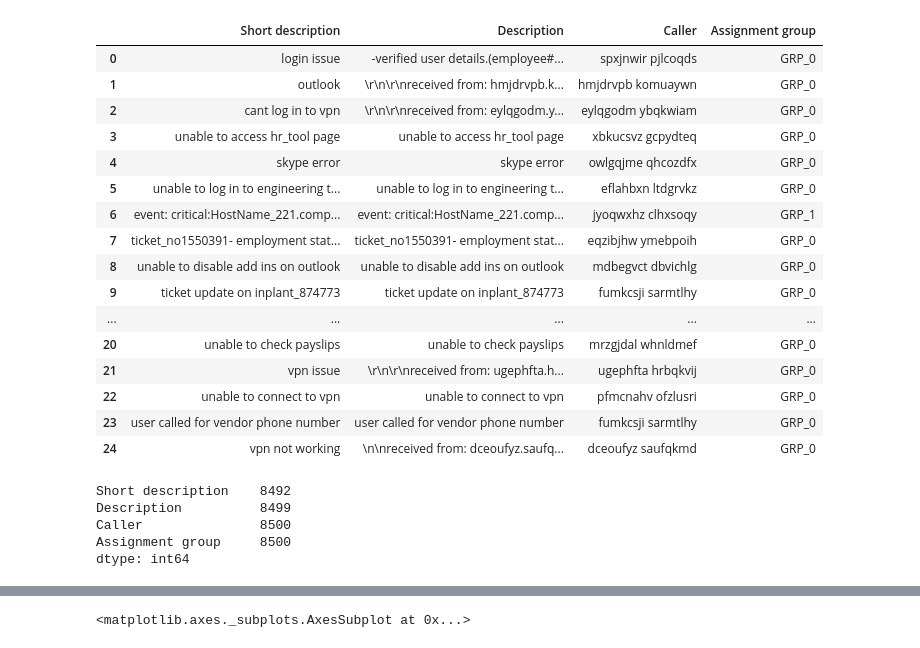
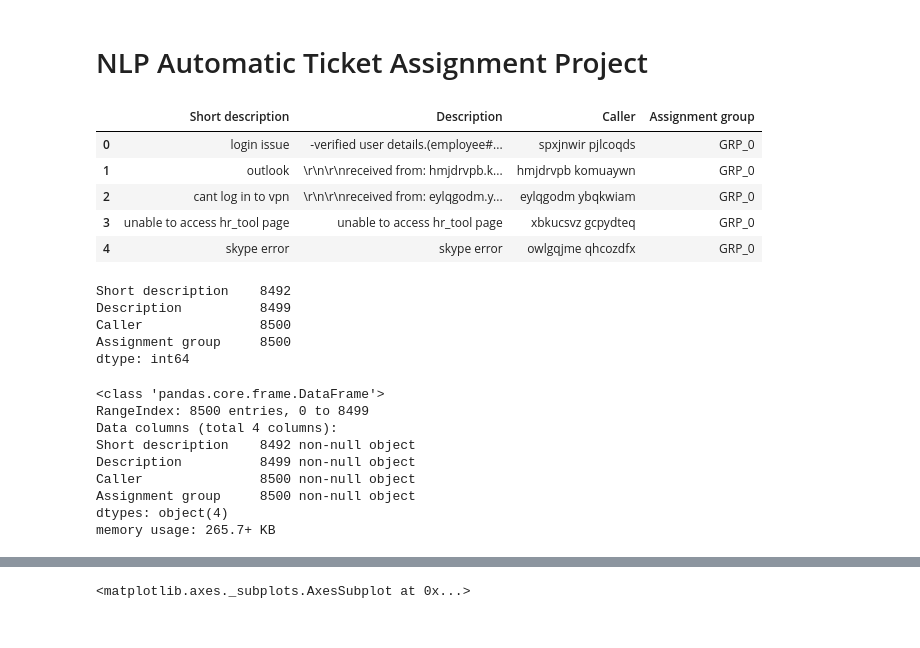
Before and after one commit to soumendrabagh/Automatic-Ticket-Generation-NLP, a Jupyter notebook: NLP_Automatic_Ticket_Assignment.ipynb, the cells around one changed output, grey strips where cells are left out. Drawn from its saved outputs; the diff is of its cells as text; code cells hidden in the pictures.

```diff
--- a/NLP_Automatic_Ticket_Assignment.ipynb
+++ b/NLP_Automatic_Ticket_Assignment.ipynb
@@ -13,0 +1,2 @@ Requirement already satisfied: certifi>=2017.4.17 in /anaconda3/lib/python3.7/si
+# %% [markdown]
+# NLP Automatic Ticket Assignment Project
@@ -15,25 +12,14 @@ Requirement already satisfied: certifi>=2017.4.17 in /anaconda3/lib/python3.7/si
 filename= "dataset/input_data.xlsx"
 df = pd.read_excel(filename, lines=True)
 # %%
-df.head(25)
+df.head(5)
 # %% [output]
 |  | Short description | Description | Caller | Assignment group |
 | 0 | login issue | -verified user details.(employee#... | spxjnwir pjlcoqds | GRP_0 |
 | 1 | outlook | \r\n\r\nreceived from: hmjdrvpb.k... | hmjdrvpb komuaywn | GRP_0 |
 | 2 | cant log in to vpn | \r\n\r\nreceived from: eylqgodm.y... | eylqgodm ybqkwiam | GRP_0 |
 | 3 | unable to access hr_tool page | unable to access hr_tool page | xbkucsvz gcpydteq | GRP_0 |
 | 4 | skype error | skype error | owlgqjme qhcozdfx | GRP_0 |
-| 5 | unable to log in to engineering t... | unable to log in to engineering t... | eflahbxn ltdgrvkz | GRP_0 |
-| 6 | event: critical:HostName_221.comp... | event: critical:HostName_221.comp... | jyoqwxhz clhxsoqy | GRP_1 |
-| 7 | ticket_no1550391- employment stat... | ticket_no1550391- employment stat... | eqzibjhw ymebpoih | GRP_0 |
-| 8 | unable to disable add ins on outlook | unable to disable add ins on outlook | mdbegvct dbvichlg | GRP_0 |
-| 9 | ticket update on inplant_874773 | ticket update on inplant_874773 | fumkcsji sarmtlhy | GRP_0 |
-| ... | ... | ... | ... | ... |
-| 20 | unable to check payslips | unable to check payslips | mrzgjdal whnldmef | GRP_0 |
-| 21 | vpn issue | \r\n\r\nreceived from: ugephfta.h... | ugephfta hrbqkvij | GRP_0 |
-| 22 | unable to connect to vpn | unable to connect to vpn | pfmcnahv ofzlusri | GRP_0 |
-| 23 | user called for vendor phone number | user called for vendor phone number | fumkcsji sarmtlhy | GRP_0 |
-| 24 | vpn not working | \n\nreceived from: dceoufyz.saufq... | dceoufyz saufqkmd | GRP_0 |
 # %%
 df.count()
 # %% [output]
@@ -42,6 +28,18 @@ Description          8499
 Caller               8500
 Assignment group     8500
 dtype: int64
+# %%
+df.info()
+# %% [output]
+<class 'pandas.core.frame.DataFrame'>
+RangeIndex: 8500 entries, 0 to 8499
+Data columns (total 4 columns):
+Short description    8492 non-null object
+Description          8499 non-null object
+Caller               8500 non-null object
+Assignment group     8500 non-null object
+dtypes: object(4)
+memory usage: 265.7+ KB
 # %%
 df['Assignment group'].value_counts()
 # %% [output]
```
Also changed, not shown: parts of 17 cells of this notebook, 6 other files.
